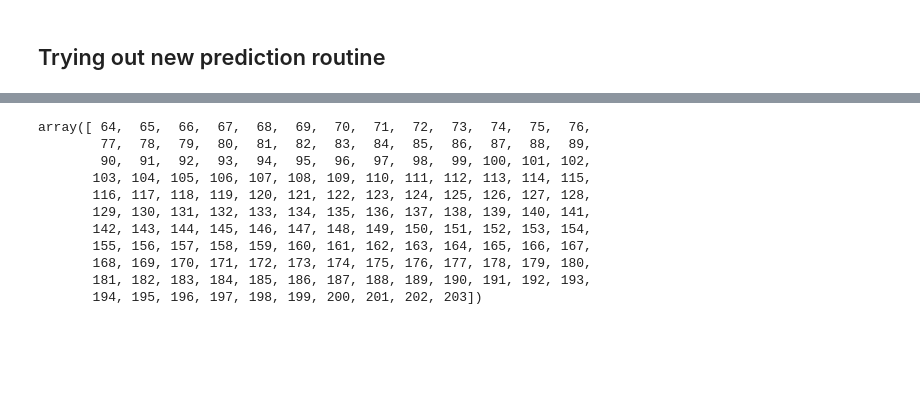
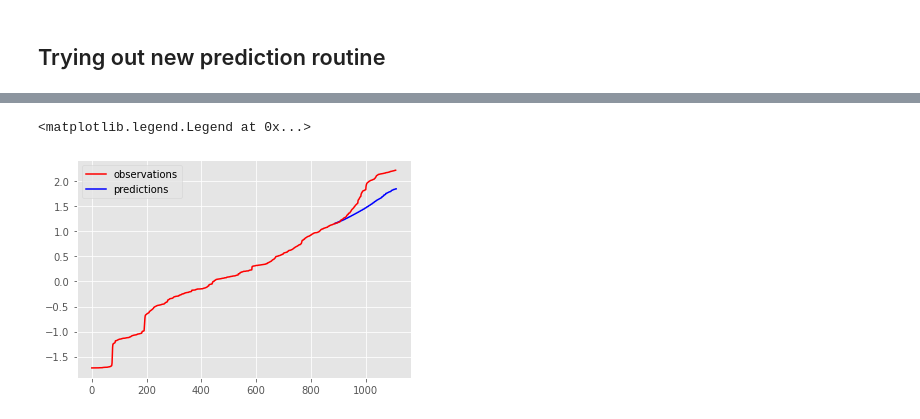
Before and after one commit to hanxiaokaka/Induced_seismic, a Jupyter notebook: notebooks/scinet/004 SCINet decatur multiple horizon.ipynb, the cells around one changed output, grey strips where cells are left out. Cells and saved outputs as stored; diff of their text form; code cells hidden in the pictures; blank space fills up the shorter version.

```diff
--- a/notebooks/scinet/004 SCINet decatur multiple horizon.ipynb
+++ b/notebooks/scinet/004 SCINet decatur multiple horizon.ipynb
@@ -7,7 +7,7 @@ import torch.nn.functional as F
 import torch.optim as optim
 from saif.crs_model.peakdetector import pk_indxs
 import saif.scinet.model as scinet
-plt.style.use('ggplot')
+# plt.style.use('ggplot')
 
 %matplotlib inline
 # %%
@@ -331,11 +331,24 @@ Visualize the forecast
 # %% [markdown]
 ## Trying out new prediction routine
 # %%
-n_horizons_forcast = 20
+n_horizons_forcast = 32
 start_input = 0
 end_input = start_input + input_len
 end_output = end_input + n_horizons_forcast*horizon
 
-sample_x = torch.clone(test_dset.X[start_input:end_input])
-input_y = torch.clone(test_dset.Y[start_input:end_input+1])
-output_y = torch.clone(test_dset.Y[end_input:end_output])
+# sample_x = torch.clone(test_dset.X[start_input:end_input])
+# input_y = torch.clone(test_dset.Y[start_input:end_input+1])
+# output_y = torch.clone(test_dset.Y[end_input:end_output])
+
+sample_x = torch.clone(train_dset.X[-input_len:])
+input_y = torch.clone(train_dset.Y[-input_len:])
+# output_y = torch.clone(test_dset.Y[start_input:start_input+n_horizons_forcast*horizon])
+
+
+# forecast_X = torch.clone(train_dset.X[-input_len:])
+forecast_X = torch.cat((torch.clone(train_dset.X[-input_len:]),torch.clone(test_dset.X)))
+# output_y = torch.cat((
+#     # torch.clone(train_dset.Y[-input_len:]),
+#     torch.clone(test_dset.Y)
+# ))
+output_y = torch.clone(test_dset.Y[:-1])
@@ -375,11 +377,11 @@ torch.manual_seed(0)
 model.eval()
 predictions = []
 outputs_y = []
-
+sample_x = torch.clone(forecast_X[start_input:end_input])
 for i in range(n_horizons_forcast):
     _predict = model(sample_x[None,:,:])
     predictions.append(_predict.data.squeeze()) # output?
-    sample_x = torch.clone(test_dset.X[start_input+i*horizon:end_input+i*horizon])
+    sample_x = torch.clone(forecast_X[start_input+i*horizon:end_input+i*horizon])
     sample_x[None,-horizon:,-1] = _predict.data.squeeze() # replacing last seismic data with the prediction
     # model.eval()
 
@@ -431,14 +393,8 @@ predictions
-# %%
-np.arange(end_input,end_output)
-# %% [output]
-array([ 64,  65,  66,  67,  68,  69,  70,  71,  72,  73,  74,  75,  76,
-        77,  78,  79,  80,  81,  82,  83,  84,  85,  86,  87,  88,  89,
-        90,  91,  92,  93,  94,  95,  96,  97,  98,  99, 100, 101, 102,
-       103, 104, 105, 106, 107, 108, 109, 110, 111, 112, 113, 114, 115,
-       116, 117, 118, 119, 120, 121, 122, 123, 124, 125, 126, 127, 128,
-       129, 130, 131, 132, 133, 134, 135, 136, 137, 138, 139, 140, 141,
-       142, 143, 144, 145, 146, 147, 148, 149, 150, 151, 152, 153, 154,
-       155, 156, 157, 158, 159, 160, 161, 162, 163, 164, 165, 166, 167,
-       168, 169, 170, 171, 172, 173, 174, 175, 176, 177, 178, 179, 180,
-       181, 182, 183, 184, 185, 186, 187, 188, 189, 190, 191, 192, 193,
-       194, 195, 196, 197, 198, 199, 200, 201, 202, 203])
+# %%
+plt.plot(np.arange(0,len(train_dset.Y)),train_dset.Y,'r',label='observations')
+plt.plot(np.arange(len(train_dset.Y),len(train_dset.Y)+len(torch.cat(predictions))),torch.cat(predictions).squeeze(),'b',label='predictions')
+plt.plot(np.arange(len(train_dset.Y),len(train_dset.Y)+len(output_y)),output_y,'r')
+plt.legend()
+# %% [output]
+<matplotlib.legend.Legend at 0x...>
+[figure, added]
```
Also changed, not shown: parts of 15 cells of this notebook, 1 other file.
